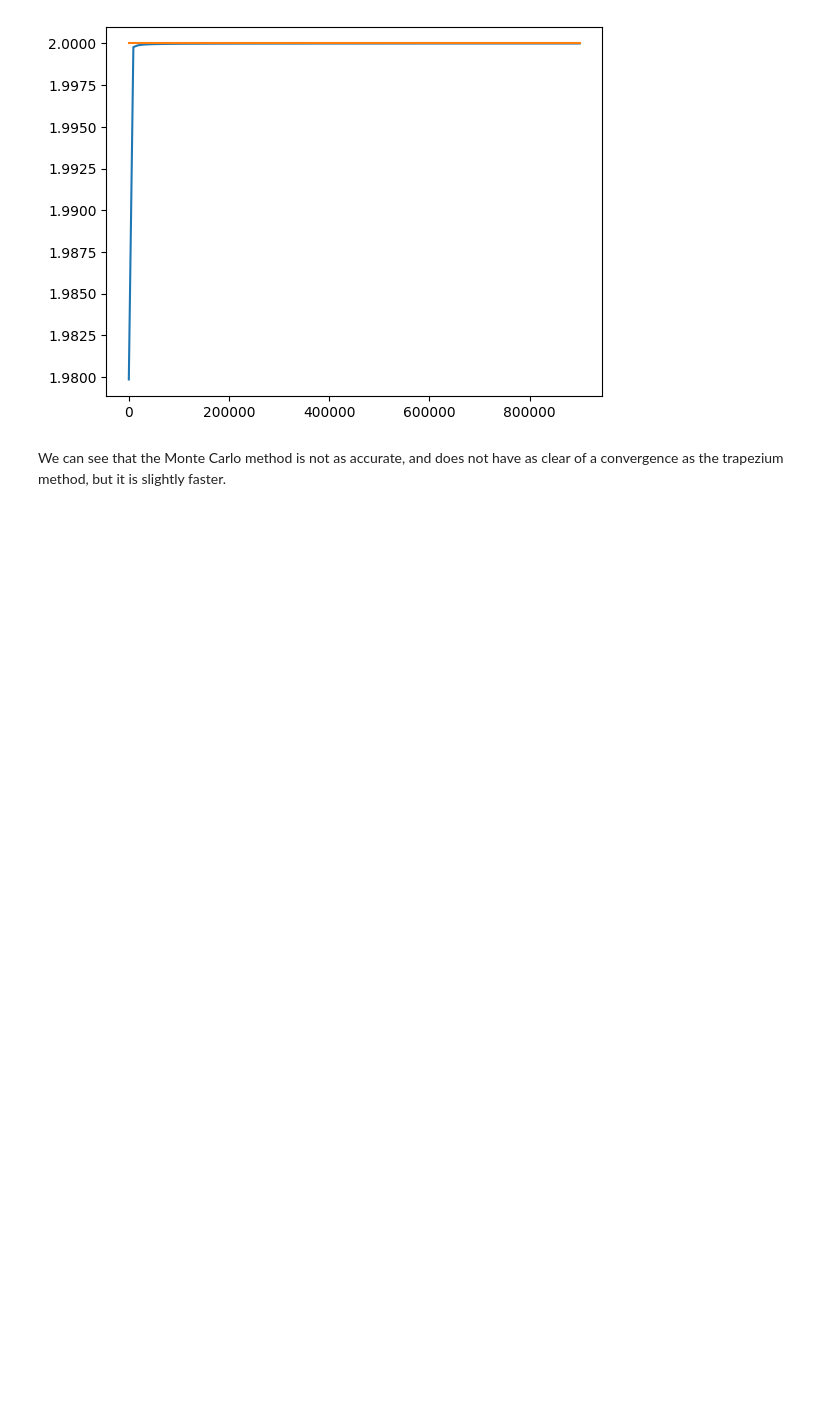
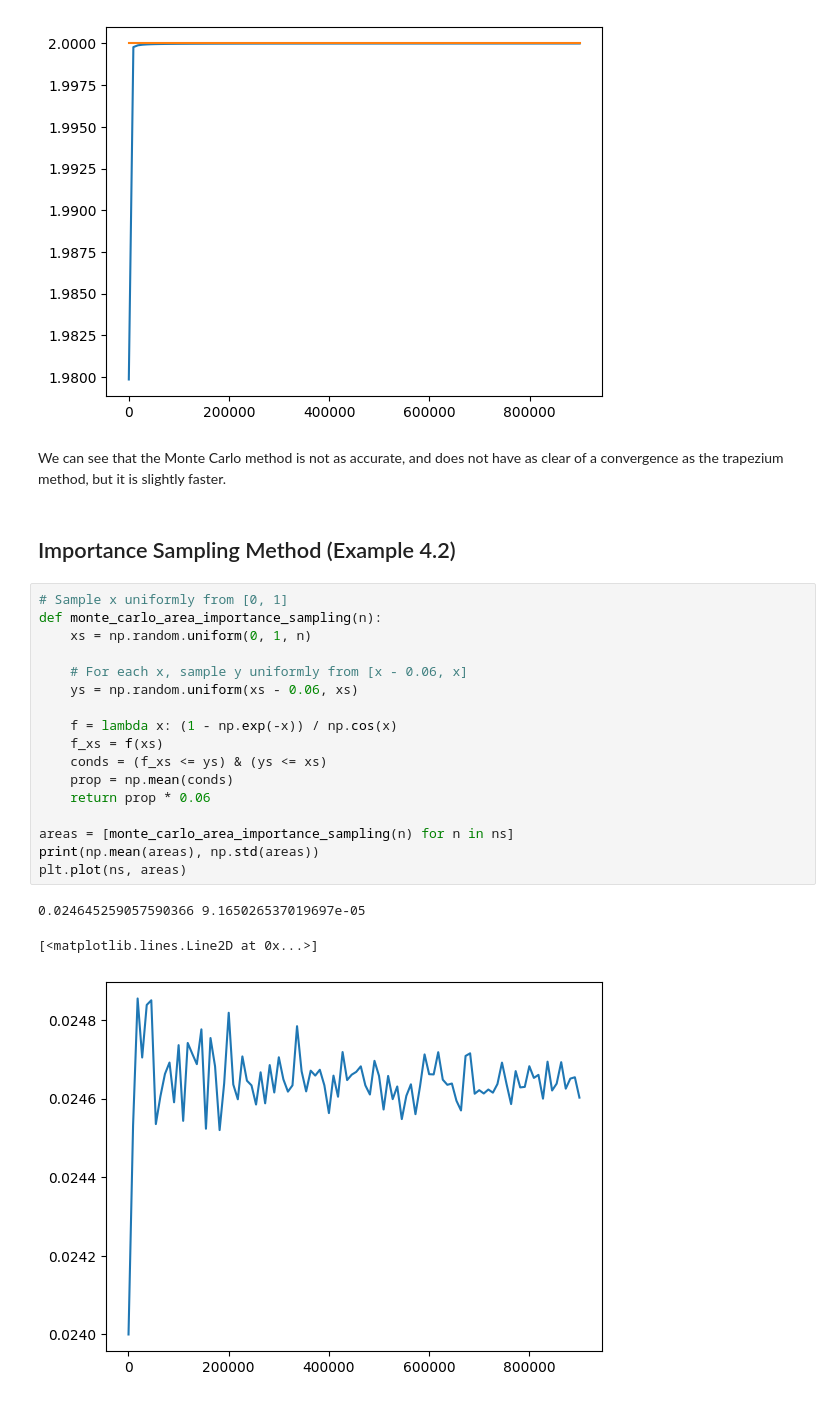
Before and after one commit to u7122029/rl_experiments, a Jupyter notebook: ch4/monte_carlo_experiment.ipynb, the cells around one changed output. Cells and saved outputs as stored; diff of their text form; blank space fills up the shorter version.

```diff
--- a/ch4/monte_carlo_experiment.ipynb
+++ b/ch4/monte_carlo_experiment.ipynb
@@ -74,3 +74,26 @@ plt.plot([0, limit], [2, 2])
 [figure]
 # %% [markdown]
 We can see that the Monte Carlo method is not as accurate, and does not have as clear of a convergence as the trapezium method, but it is slightly faster.
+# %% [markdown]
+## Importance Sampling Method (Example 4.2)
+# %%
+# Sample x uniformly from [0, 1]
+def monte_carlo_area_importance_sampling(n):
+    xs = np.random.uniform(0, 1, n)
+
+    # For each x, sample y uniformly from [x - 0.06, x]
+    ys = np.random.uniform(xs - 0.06, xs)
+
+    f = lambda x: (1 - np.exp(-x)) / np.cos(x)
+    f_xs = f(xs)
+    conds = (f_xs <= ys) & (ys <= xs)
+    prop = np.mean(conds)
+    return prop * 0.06
+
+areas = [monte_carlo_area_importance_sampling(n) for n in ns]
+print(np.mean(areas), np.std(areas))
+plt.plot(ns, areas)
+# %% [output]
+0.024645259057590366 9.165026537019697e-05
+[<matplotlib.lines.Line2D at 0x...>]
+[figure, added]
```
Also changed, not shown: parts of 5 cells of this notebook, 1 other file.
